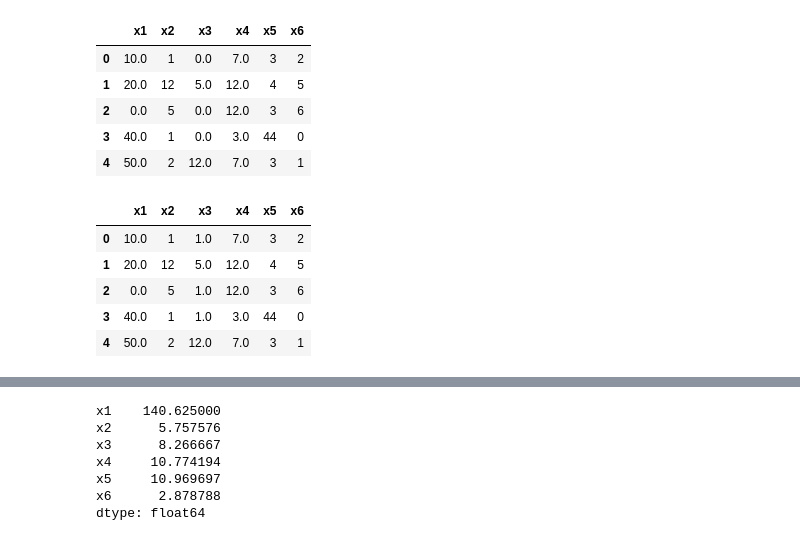
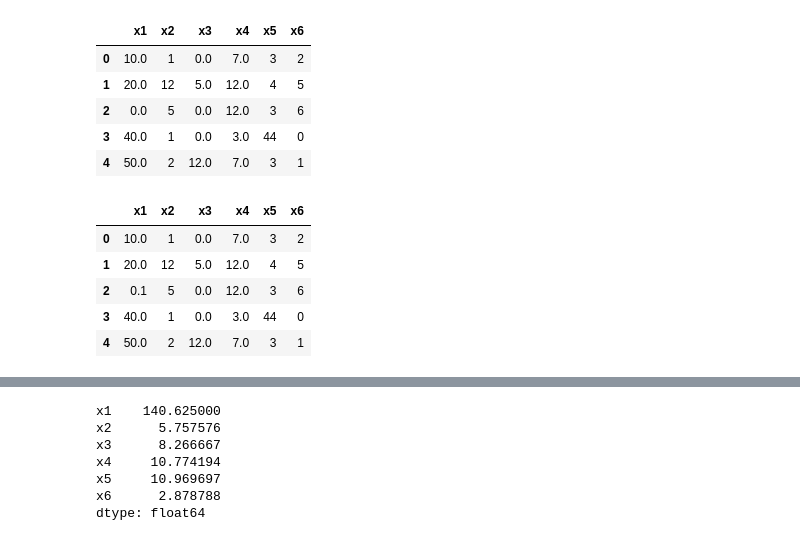
Before and after one commit to MoazzemhossainMoazz/EDGE_AI, a Jupyter notebook: Data_Preprocessing.ipynb, the cells around one changed output, grey strips where cells are left out. Saved outputs shown, nothing was run; the diff lists cells and outputs as text; code cells hidden in the pictures.

```diff
--- a/Data_Preprocessing.ipynb
+++ b/Data_Preprocessing.ipynb
@@ -450,13 +450,13 @@ data_2.head()
 | 3 | 40.0 | 1 | 0.0 | 3.0 | 44 | 0 |
 | 4 | 50.0 | 2 | 12.0 | 7.0 | 3 | 1 |
 # %%
-data_2 = data.fillna({'x1': 0.0, 'x3': 1.0})
+data_2 = data.fillna({'x1': 0.1, 'x3': 0.0})
 
 data_2.head()
 # %% [output]
 |  | x1 | x2 | x3 | x4 | x5 | x6 |
-| 0 | 10.0 | 1 | 1.0 | 7.0 | 3 | 2 |
+| 0 | 10.0 | 1 | 0.0 | 7.0 | 3 | 2 |
 | 1 | 20.0 | 12 | 5.0 | 12.0 | 4 | 5 |
-| 2 | 0.0 | 5 | 1.0 | 12.0 | 3 | 6 |
-| 3 | 40.0 | 1 | 1.0 | 3.0 | 44 | 0 |
+| 2 | 0.1 | 5 | 0.0 | 12.0 | 3 | 6 |
+| 3 | 40.0 | 1 | 0.0 | 3.0 | 44 | 0 |
 | 4 | 50.0 | 2 | 12.0 | 7.0 | 3 | 1 |
```
Also changed, not shown: parts of 14 cells of this notebook.
